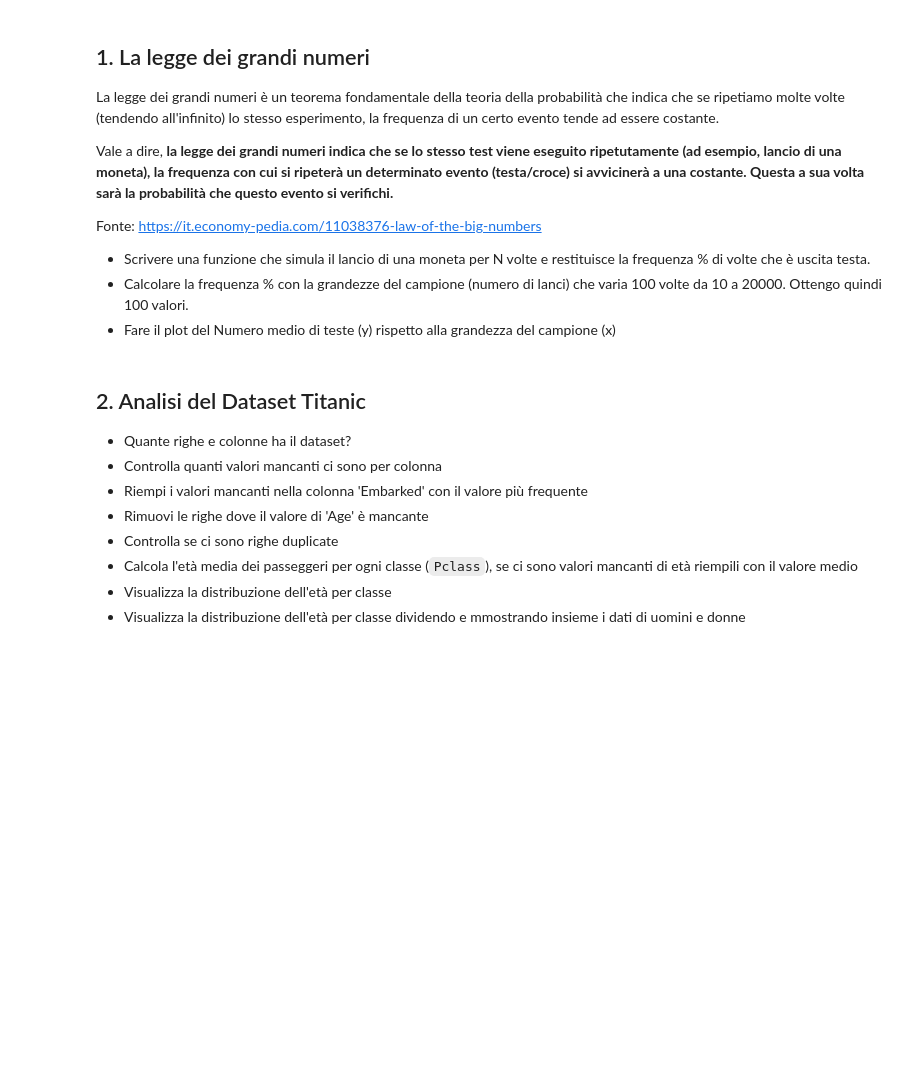
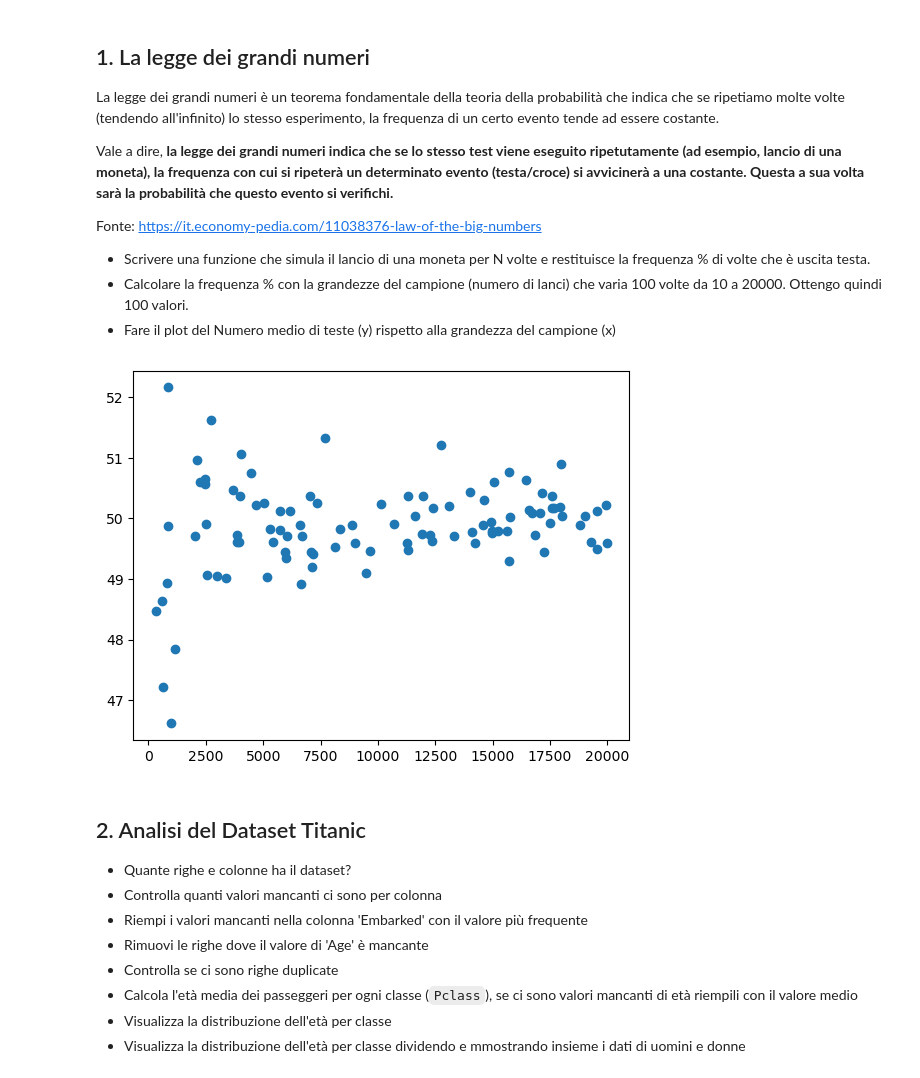
Before and after one commit to michelemarengo96/ProgrammingLabII, a Jupyter notebook: 4_Esercizi_lez_4.ipynb, the cells around one changed output. Saved outputs shown, nothing was run; the diff lists cells and outputs as text; code cells hidden in the pictures; blank space fills up the shorter version.

```diff
--- a/4_Esercizi_lez_4.ipynb
+++ b/4_Esercizi_lez_4.ipynb
@@ -10,6 +10,38 @@ Fonte: https://it.economy-pedia.com/11038376-law-of-the-big-numbers
 - Scrivere una funzione che simula il lancio di una moneta per N volte e restituisce la frequenza % di volte che è uscita testa.
 - Calcolare la frequenza % con la grandezze del campione (numero di lanci) che varia 100 volte da 10 a 20000. Ottengo quindi 100 valori.
 - Fare il plot del Numero medio di teste (y) rispetto alla grandezza del campione (x)
+# %%
+import random
+import matplotlib.pyplot as plt
+
+
+def funzione(N):
+
+    cont=0
+    for i in range (N+1):
+        scelte=['testa','croce']
+        lancio=random.choice(scelte)
+        if lancio=='testa':
+            cont+=1
+
+    return (cont/N)*100
+
+lista_n=[]
+lista_chiamate=[]
+
+for i in range(100):
+
+    valore_n=random.randint(10,20000)
+    chiamata=funzione(valore_n)
+
+    lista_n.append(valore_n)
+    lista_chiamate.append(chiamata)
+
+
+plt.scatter(lista_n,lista_chiamate)
+plt.show()
+# %% [output]
+[figure, added]
 # %% [markdown]
 ## 2. Analisi del Dataset Titanic
 - Quante righe e colonne ha il dataset?
```
Also changed, not shown: parts of 1 cell of this notebook, 2 other files.
